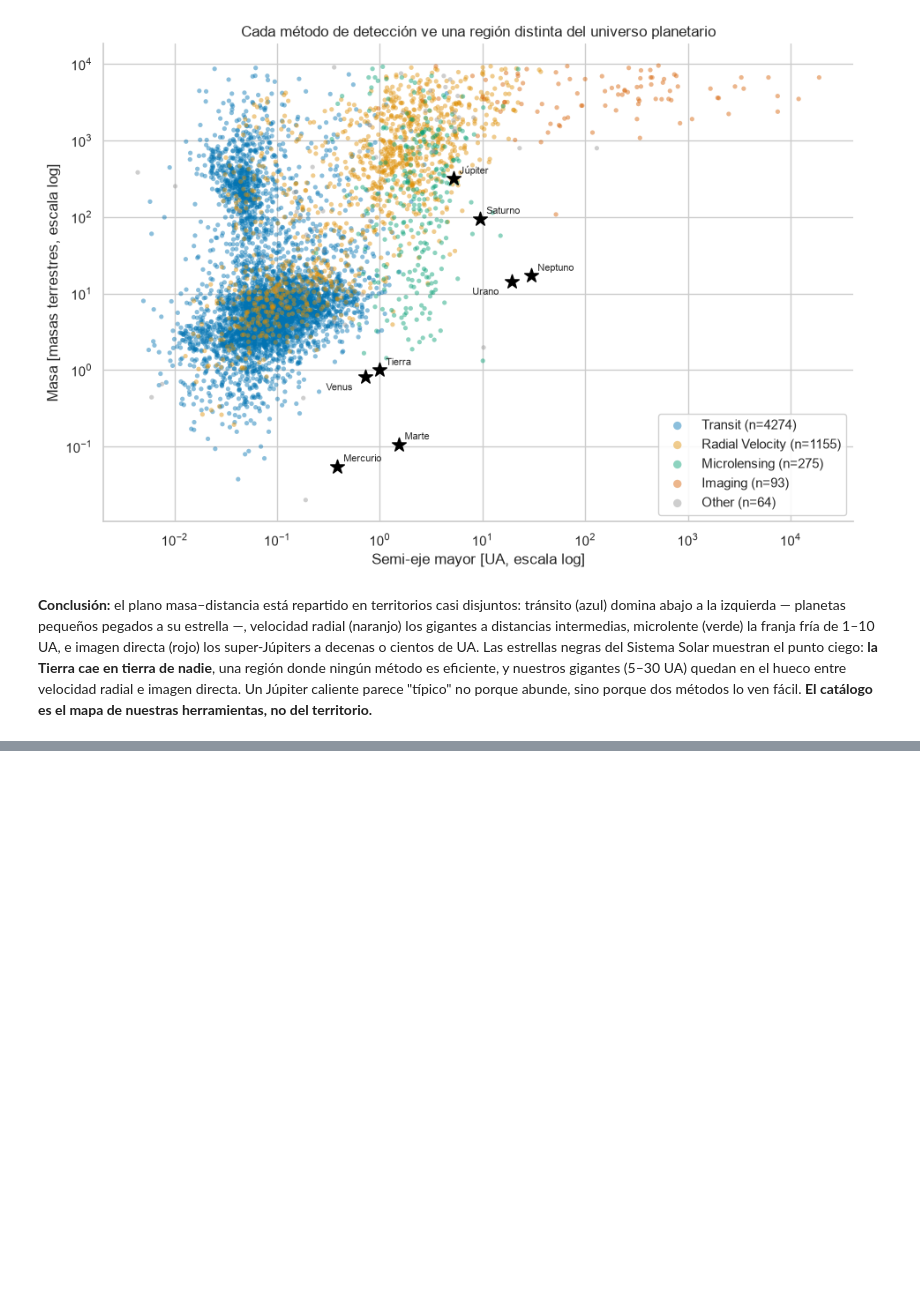
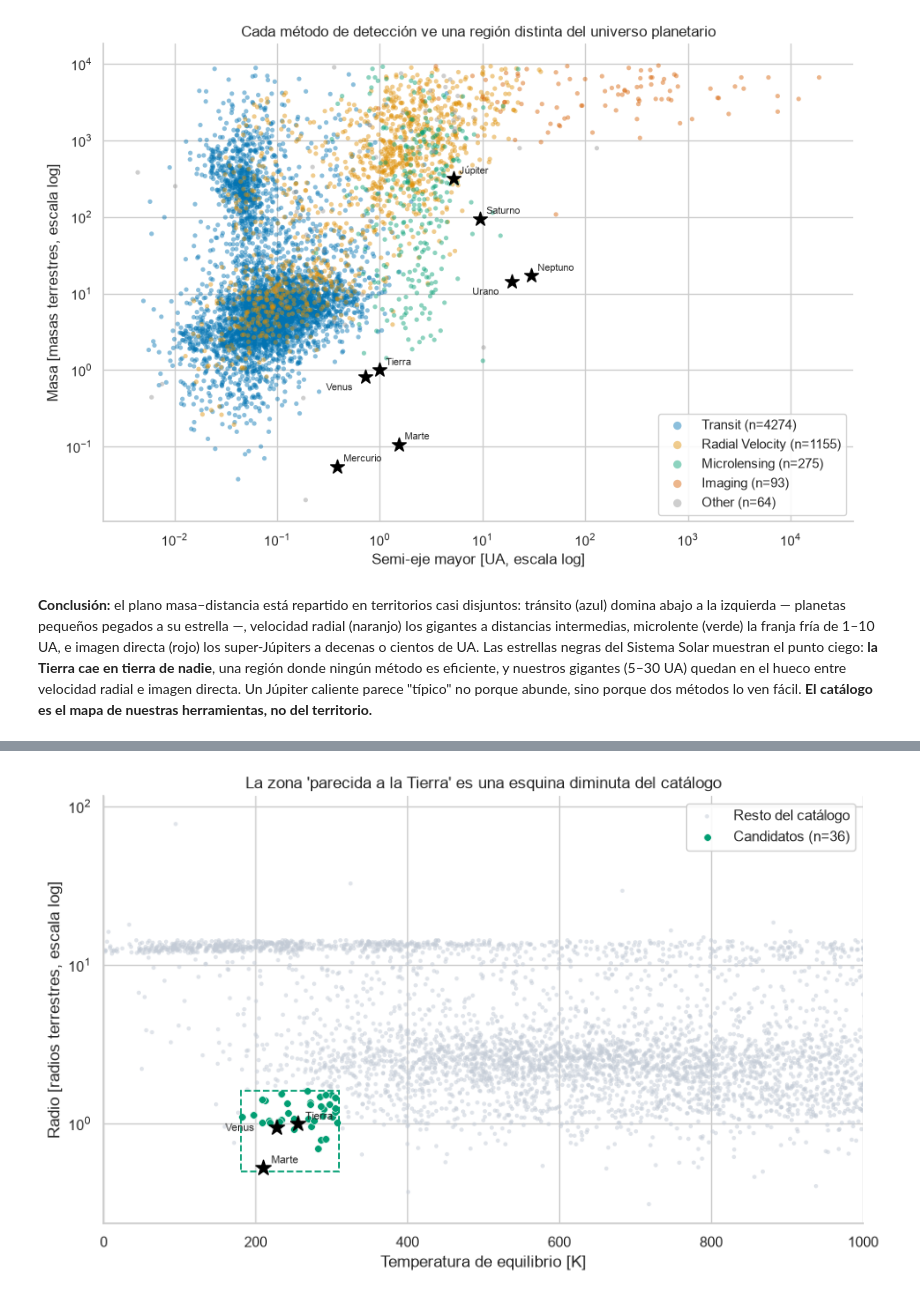
Before and after one commit to Nachuwu/exoplanet-eda, a Jupyter notebook: notebooks/exoplanet-eda.ipynb, the cells around one changed output, grey strips where cells are left out. Cells and saved outputs as stored; diff of their text form; code cells hidden in the pictures; blank space fills up the shorter version.

```diff
--- a/notebooks/exoplanet-eda.ipynb
+++ b/notebooks/exoplanet-eda.ipynb
@@ -582,0 +655,17 @@ fácil. **El catálogo es el mapa de nuestras herramientas, no del territorio.**
+# %%
+# Umbrales del filtro (justificados en la celda anterior)
+R_MIN, R_MAX = 0.5, 1.6    # radios terrestres
+T_MIN, T_MAX = 180, 310    # Kelvin
+
+base = df_clean.dropna(subset=["pl_rade", "pl_eqt"])
+rocky = base[base["pl_rade"].between(R_MIN, R_MAX)]
+candidates = rocky[rocky["pl_eqt"].between(T_MIN, T_MAX)]
+
+funnel = pd.Series({
+    "Catálogo completo": len(df_clean),
+    "Con radio y Teq disponibles": len(base),
+    f"Rocosos ({R_MIN}-{R_MAX} R⊕)": len(rocky),
+    f"...y templados ({T_MIN}-{T_MAX} K)": len(candidates),
+}, name="planetas").to_frame()
+funnel["% del catálogo"] = (funnel["planetas"] / len(df_clean) * 100).round(1)
+funnel
@@ -582,0 +694,39 @@ fácil. **El catálogo es el mapa de nuestras herramientas, no del territorio.**
+# %%
+from matplotlib.patches import Rectangle
+
+base = df_clean.dropna(subset=["pl_rade", "pl_eqt"])
+cand_mask = (base["pl_rade"].between(R_MIN, R_MAX)
+             & base["pl_eqt"].between(T_MIN, T_MAX))
+
+fig, ax = plt.subplots(figsize=(9, 5.5))
+ax.scatter(base.loc[~cand_mask, "pl_eqt"], base.loc[~cand_mask, "pl_rade"],
+           s=10, color=MUTED, alpha=0.5, edgecolors="none",
+           label="Resto del catálogo")
+ax.scatter(base.loc[cand_mask, "pl_eqt"], base.loc[cand_mask, "pl_rade"],
+           s=30, color="#029E73", edgecolors="white", linewidths=0.4,
+           label=f"Candidatos (n={cand_mask.sum()})")
+
+# La caja del filtro, dibujada sobre los datos
+ax.add_patch(Rectangle((T_MIN, R_MIN), T_MAX - T_MIN, R_MAX - R_MIN,
+                       fill=False, edgecolor="#029E73", lw=1.3, ls="--"))
+
+# Referencias del Sistema Solar (con sus Teq reales)
+refs = [("Tierra", 255, 1.0, (6, 3)), ("Venus", 227, 0.95, (-38, -3)),
+        ("Marte", 210, 0.53, (6, 3))]
+for name, teq, radius, offset in refs:
+    ax.scatter(teq, radius, marker="*", s=140, color="black", zorder=5)
+    ax.annotate(name, (teq, radius), xytext=offset,
+                textcoords="offset points", fontsize=8)
+
+# Recorte visual (no de datos): sobre 1000 K solo quedan planetas asados
+ax.set_xlim(0, 1000)
+ax.set_yscale("log")
+ax.set_xlabel("Temperatura de equilibrio [K]")
+ax.set_ylabel("Radio [radios terrestres, escala log]")
+ax.set_title("La zona 'parecida a la Tierra' es una esquina diminuta del catálogo")
+ax.legend(loc="upper right", framealpha=0.9)
+sns.despine()
+plt.tight_layout()
+plt.show()
+# %% [output]
+[figure, added]
```
Also changed, not shown: parts of 28 cells of this notebook, 3 other files.
